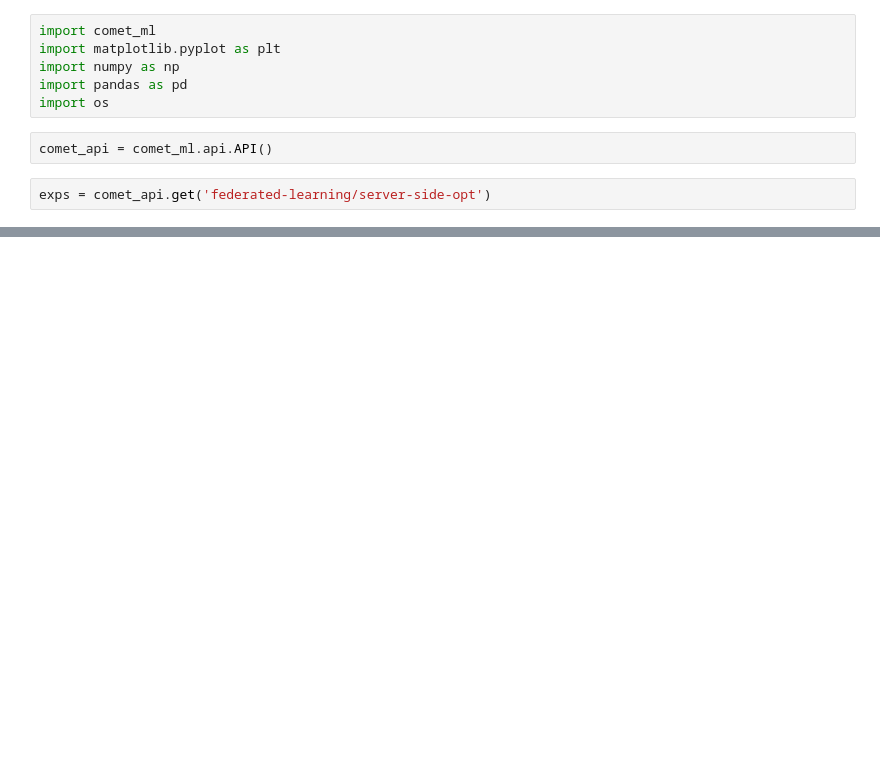
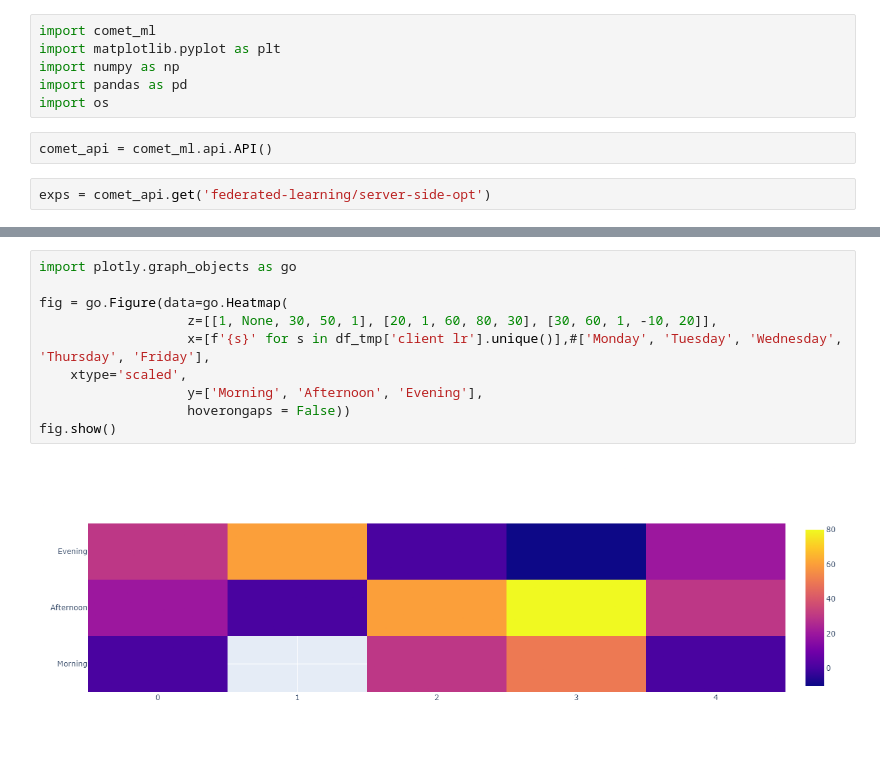
Before and after one commit to matech96/FederatedLighting, a Jupyter notebook: notebooks/server_side_opt.ipynb, the cells around one changed output, grey strips where cells are left out. Drawn from its saved outputs; the diff is of its cells as text; blank space fills up the shorter version.

```diff
--- a/notebooks/server_side_opt.ipynb
+++ b/notebooks/server_side_opt.ipynb
@@ -55,0 +60,12 @@ df[df['server opt'] == 'Adam']
+# %%
+import plotly.graph_objects as go
+
+fig = go.Figure(data=go.Heatmap(
+                   z=[[1, None, 30, 50, 1], [20, 1, 60, 80, 30], [30, 60, 1, -10, 20]],
+                   x=[f'{s}' for s in df_tmp['client lr'].unique()],#['Monday', 'Tuesday', 'Wednesday', 'Thursday', 'Friday'],
+    xtype='scaled',
+                   y=['Morning', 'Afternoon', 'Evening'],
+                   hoverongaps = False))
+fig.show()
+# %% [output]
+[figure, added]
```
Also changed, not shown: parts of 12 cells of this notebook, 1 other file.
